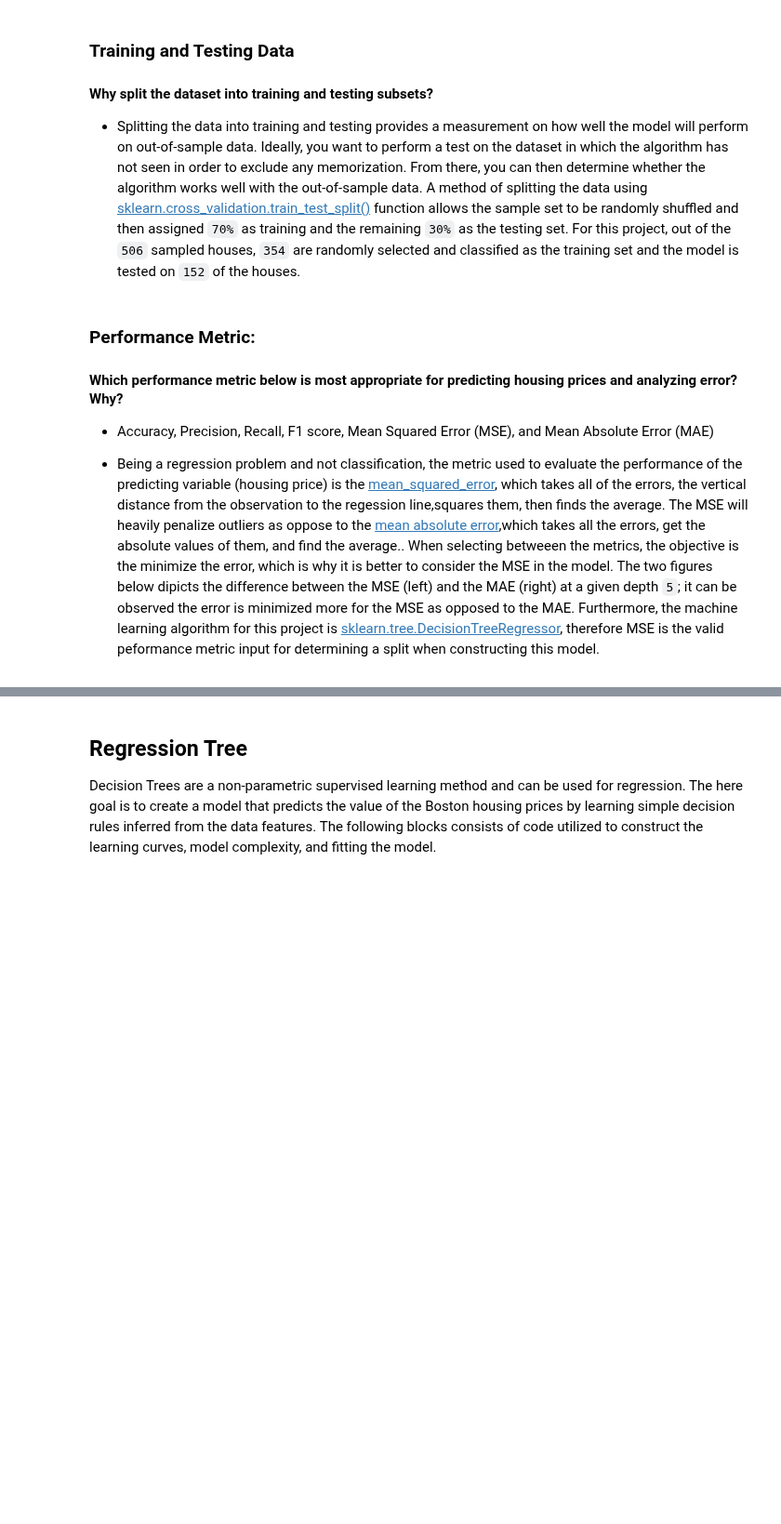
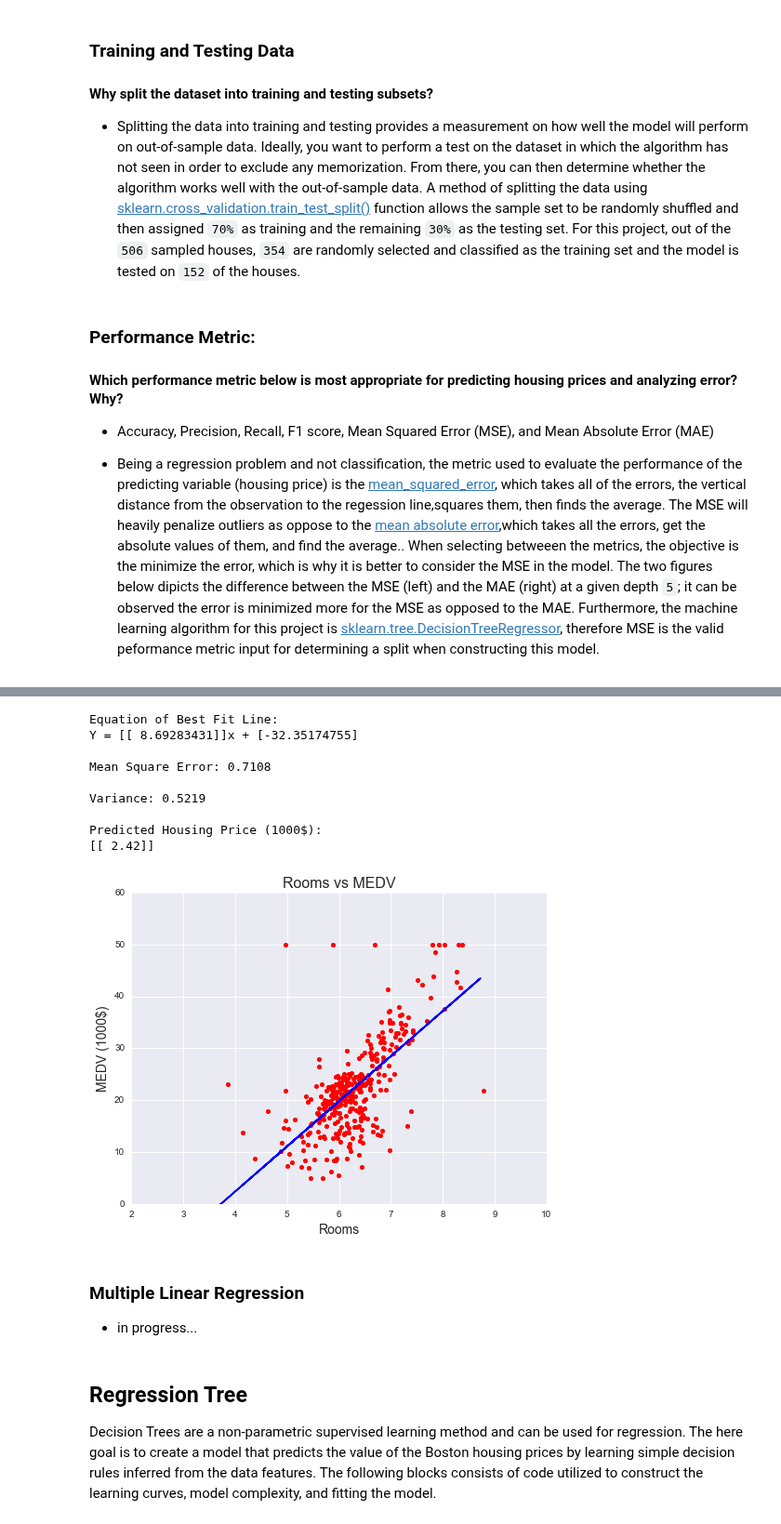
Before and after one commit to Tsmith5151/udacity-predict-housing-prices, a Jupyter notebook: boston_housing.ipynb, the cells around one changed output, grey strips where cells are left out. Shown at 93% size. Saved outputs shown, nothing was run; the diff lists cells and outputs as text; code cells hidden in the pictures; blank space fills up the shorter version.

Commit message:
add linear regression

```diff
--- a/boston_housing.ipynb
+++ b/boston_housing.ipynb
@@ -274,3 +228,83 @@ if __name__ == "__main__":
+# %%
+def linear_reg(x_train,x_test,y_train,y_test,feat_val):
+    # Create Linear Regression Object
+    reg = linear_model.LinearRegression()
+
+    # Train the model using the training sets
+    x_train = np.array([x_train]).T
+    y_train = np.array([y_train]).T
+
+    x_test = np.array([x_test]).T
+    y_test = np.array([y_test]).T
+
+    fit = reg.fit(x_train,y_train)
+    pred = reg.predict(x_test)
+
+    print "Equation of Best Fit Line:"
+    print "Y = %sx + %s" % (reg.coef_,reg.intercept_)
+
+    print "\nMean Square Error: %s" % (mean_square_error(pred,y_test))
+    print "\nVariance: %s" % (variance(reg,x_test,y_test))
+
+    print "\nPredicted Housing Price (1000$):"
+    print np.round(reg.coef_*feat_val + reg.intercept_,2)
+
+    plot_linreg(x_train,x_test,y_train,pred)
+
+def mean_square_error(pred,y_test):
+    mse = round(np.mean(pred-y_test)**2,4)
+    return mse
+
+def variance(reg,x_test,y_test):
+    # Explained variance score: 1 is perfect prediction
+    var = round(reg.score(x_test,y_test),4)
+    return var
+
+def plot_linreg(x_train,x_test,y_train,pred):
+    fig = pl.figure(figsize=(8,6))
+    pl.scatter(x_train, y_train, color="red", marker="o")
+    pl.plot(x_test,pred,color='blue')
+    ax = fig.add_subplot(1,1,1)
+    ax.scatter(x_train,y_train, color="red", marker="o")
+    ax.set_ylabel('MEDV (1000$)', fontsize=14)
+    ax.set_xlabel('Rooms',fontsize=14)
+    ax.set_title('Rooms vs MEDV', fontsize=16)
+    ax.set_xlim(2,10)
+    ax.set_ylim(0,60)
+    pl.show()
+
+def main():
+    X_train, y_train, X_test, y_test = split_data()
+    #x_train and x_test for feature of interest
+    x_train = []
+    x_test = []
+    for item in X_train:
+        x_train.append(item[5]) #crime (Note: Enter any feature index here)
+    for item in X_test:
+        x_test.append(item[5]) #crime (Note: Enter any feature index here)
+
+    '''Enter Feature Value'''
+    feat_val = 4
+    linear_reg(x_train,x_test,y_train,y_test,feat_val)
+
+
+if __name__ == "__main__":
+    main()
+# %% [output]
+Equation of Best Fit Line:
+Y = [[ 8.69283431]]x + [-32.35174755]
+
+Mean Square Error: 0.7108
+
+Variance: 0.5219
+
+Predicted Housing Price (1000$):
+[[ 2.42]]
+[figure, added]
+# %% [markdown]
+### Multiple Linear Regression
+
+- in progress...
 # %% [markdown]
 ## Regression Tree
 
```
Also changed, not shown: parts of 7 cells of this notebook.
